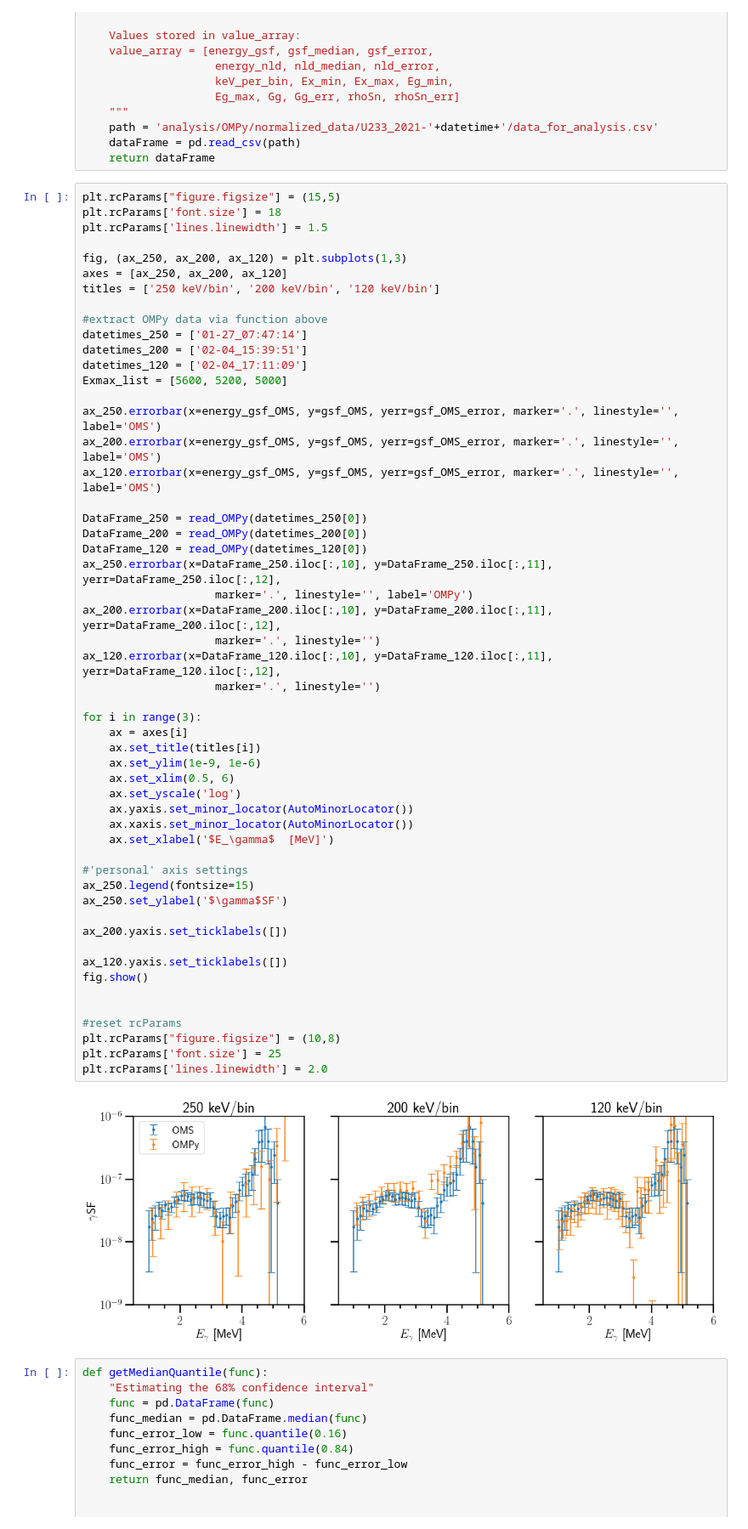
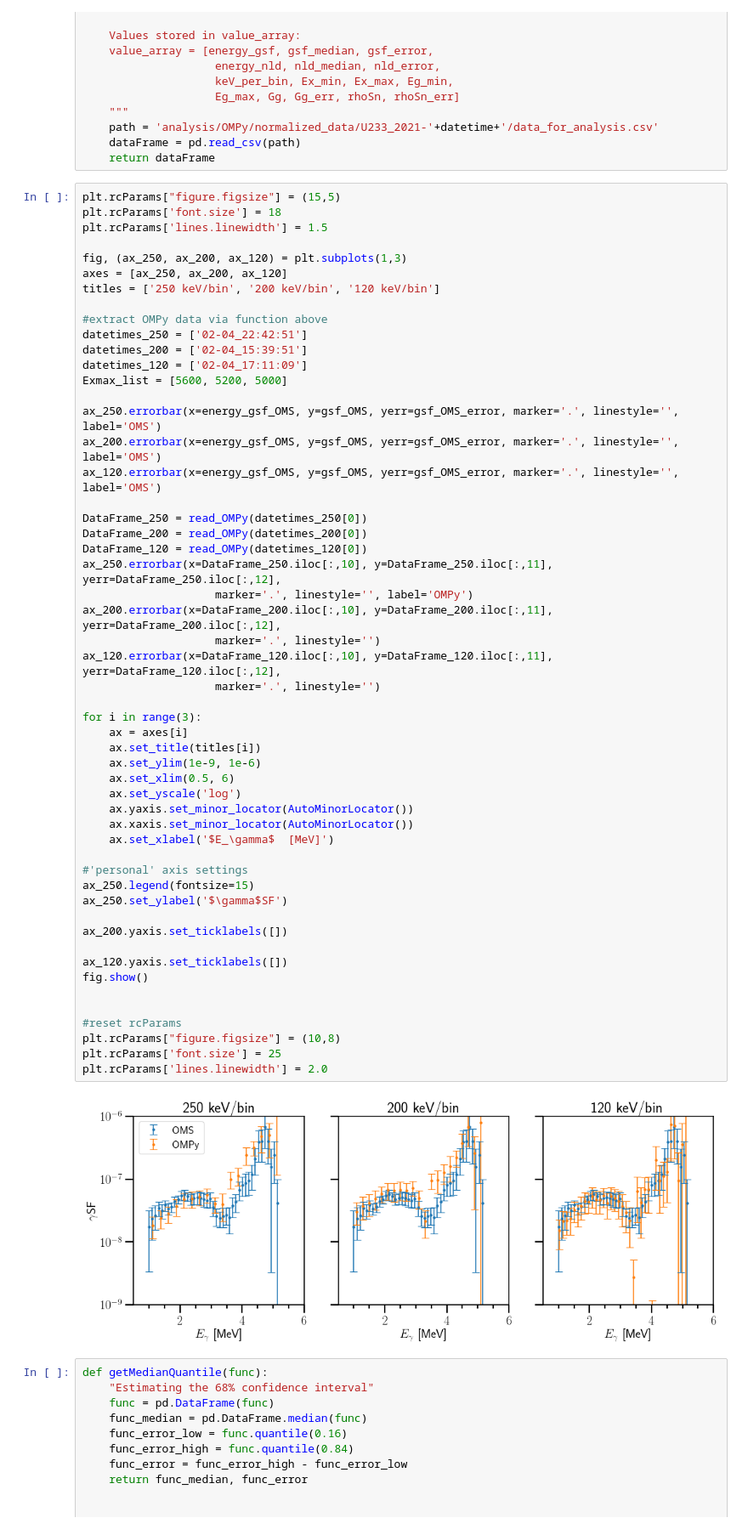
Before and after one commit to tellefs/MasterThesis, a Jupyter notebook: comparing.ipynb, the cells around one changed output. Shown at 85% size. Cells and saved outputs as stored; diff of their text form.

```diff
--- a/comparing.ipynb
+++ b/comparing.ipynb
@@ -138,7 +138,7 @@ axes = [ax_250, ax_200, ax_120]
 titles = ['250 keV/bin', '200 keV/bin', '120 keV/bin']
 
 #extract OMPy data via function above
-datetimes_250 = ['01-27_07:47:14']
+datetimes_250 = ['02-04_22:42:51']
 datetimes_200 = ['02-04_15:39:51']
 datetimes_120 = ['02-04_17:11:09']
 Exmax_list = [5600, 5200, 5000]
@@ -155,34 +155,34 @@ ax_250.errorbar(x=DataFrame_250.iloc[:,10], y=DataFrame_250.iloc[:,11], yerr=Dat
 ax_200.errorbar(x=DataFrame_200.iloc[:,10], y=DataFrame_200.iloc[:,11], yerr=DataFrame_200.iloc[:,12],
                     marker='.', linestyle='')
 ax_120.errorbar(x=DataFrame_120.iloc[:,10], y=DataFrame_120.iloc[:,11], yerr=DataFrame_120.iloc[:,12],
                     marker='.', linestyle='')
 
 for i in range(3):
     ax = axes[i]
     ax.set_title(titles[i])
     ax.set_ylim(1e-9, 1e-6)
     ax.set_xlim(0.5, 6)
     ax.set_yscale('log')
     ax.yaxis.set_minor_locator(AutoMinorLocator())
     ax.xaxis.set_minor_locator(AutoMinorLocator())
     ax.set_xlabel('$E_\gamma$  [MeV]')
 
 #'personal' axis settings
 ax_250.legend(fontsize=15)
 ax_250.set_ylabel('$\gamma$SF')
 
 ax_200.yaxis.set_ticklabels([])
 
 ax_120.yaxis.set_ticklabels([])
 fig.show()
 
 
 #reset rcParams
 plt.rcParams["figure.figsize"] = (10,8)
 plt.rcParams['font.size'] = 25
 plt.rcParams['lines.linewidth'] = 2.0
 # %% [output]
-[figure, old version]
+[figure, new version]
 # %%
 def getMedianQuantile(func):
     "Estimating the 68% confidence interval"
```
Also changed, not shown: 4 other files.
